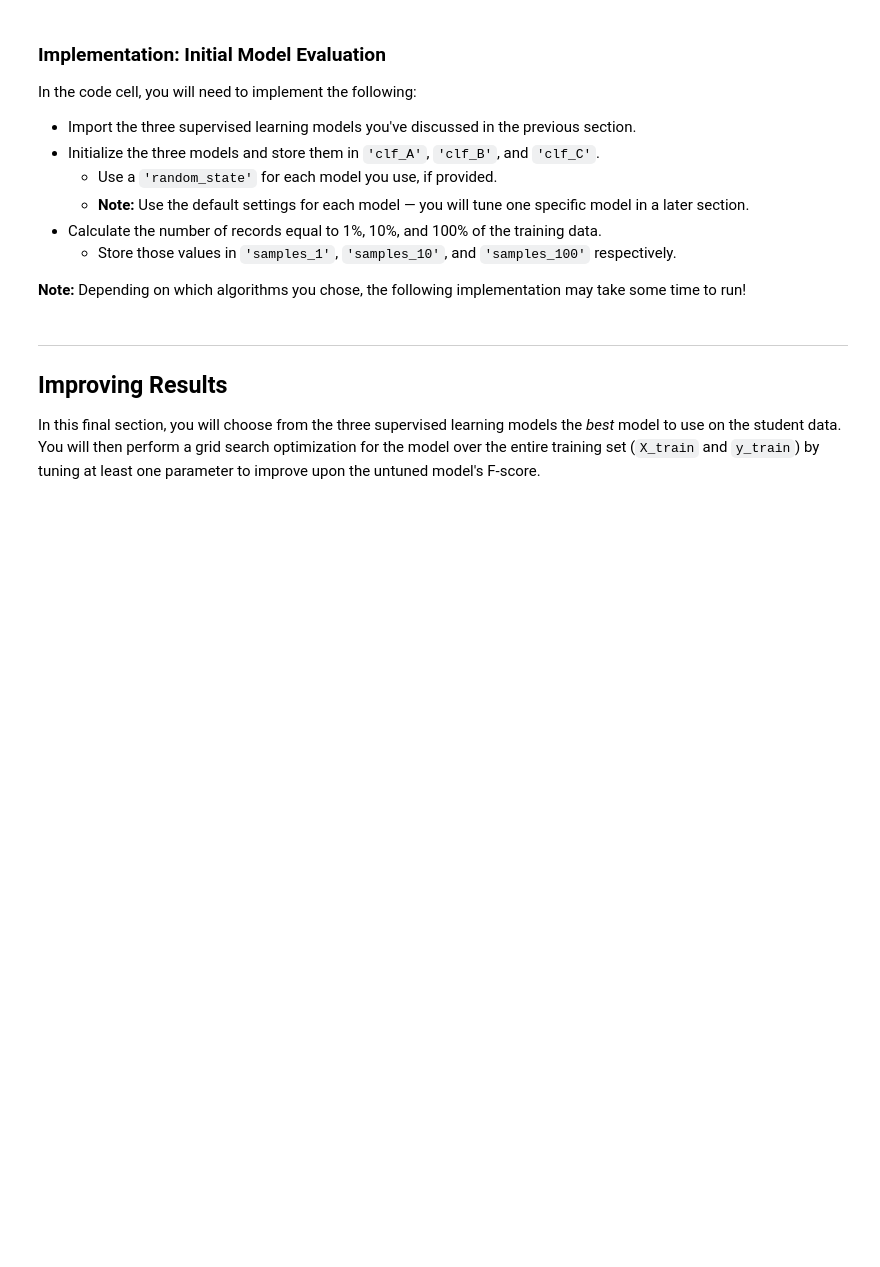
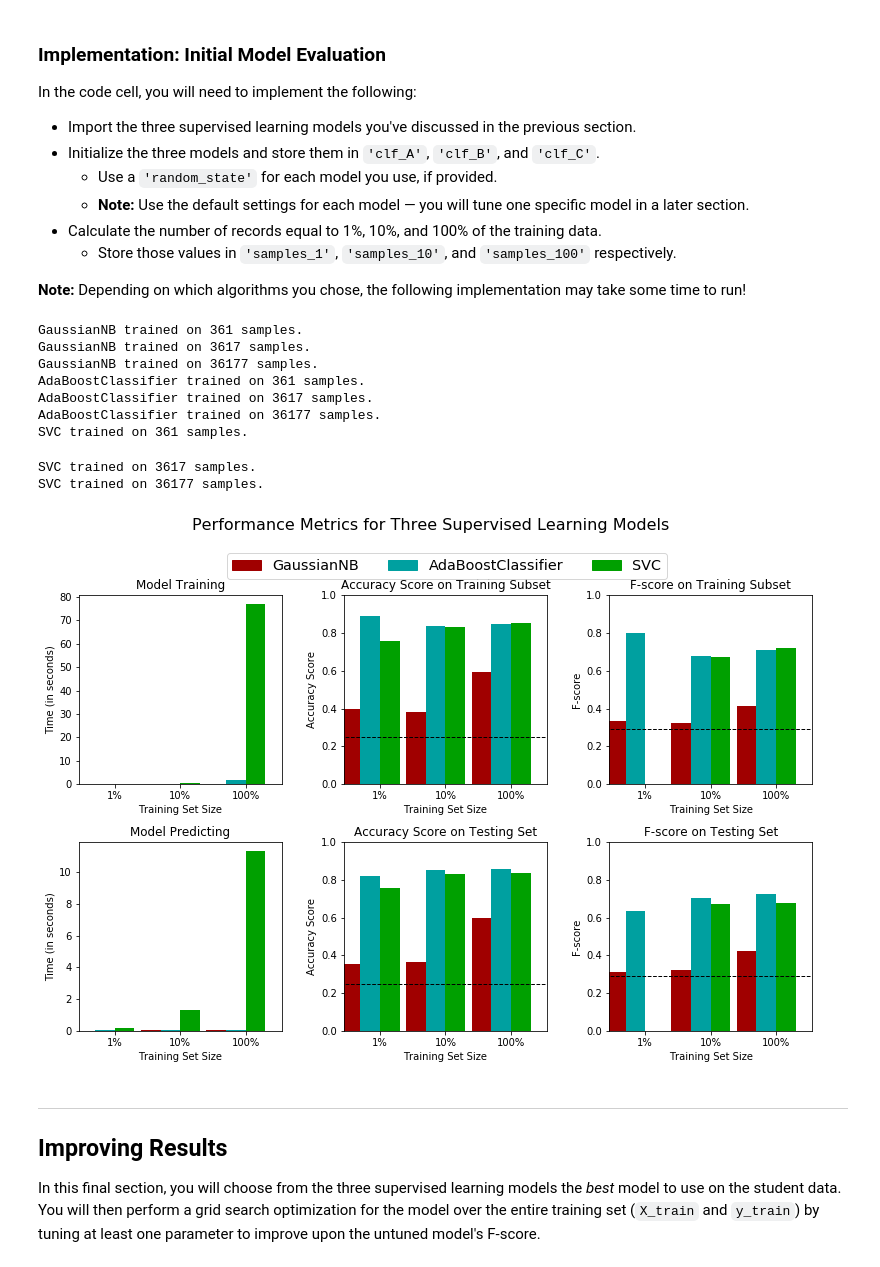
Before and after one commit to damilo/project.ml, a Jupyter notebook: finding_donors/finding_donors.ipynb, the cells around one changed output. Saved outputs shown, nothing was run; the diff lists cells and outputs as text; code cells hidden in the pictures; blank space fills up the shorter version.

```diff
--- a/finding_donors/finding_donors.ipynb
+++ b/finding_donors/finding_donors.ipynb
@@ -405,31 +417,46 @@ In the code cell, you will need to implement the following:
 **Note:** Depending on which algorithms you chose, the following implementation may take some time to run!
 # %%
 # TODO: Import the three supervised learning models from sklearn
+from sklearn.naive_bayes import GaussianNB # Gaussian Naive Bayes
+from sklearn.ensemble import AdaBoostClassifier # Ensemble Algorithm AdaBoost
+from sklearn.svm import SVC # Support Vector Machines with C-Support
 
 # TODO: Initialize the three models
-clf_A = None
-clf_B = None
-clf_C = None
+clf_A = GaussianNB ()
+clf_B = AdaBoostClassifier (random_state=1337)
+clf_C = SVC (random_state=1983)
 
 # TODO: Calculate the number of samples for 1%, 10%, and 100% of the training data
 # HINT: samples_100 is the entire training set i.e. len(y_train)
 # HINT: samples_10 is 10% of samples_100 (ensure to set the count of the values to be `int` and not `float`)
 # HINT: samples_1 is 1% of samples_100 (ensure to set the count of the values to be `int` and not `float`)
-samples_100 = None
-samples_10 = None
-samples_1 = None
+samples_100 = len (y_train)
+samples_10 = int (((10/100) * samples_100) // 1)
+samples_1 = int (((1/100) * samples_100) // 1)
+
 
 # Collect results on the learners
 results = {}
 for clf in [clf_A, clf_B, clf_C]:
     clf_name = clf.__class__.__name__
     results[clf_name] = {}
-    for i, samples in enumerate([samples_1, samples_10, samples_100]):
+    for i, samples in enumerate ([samples_1, samples_10, samples_100]):
         results[clf_name][i] = \
-        train_predict(clf, samples, X_train, y_train, X_test, y_test)
+        train_predict (clf, samples, X_train, y_train, X_test, y_test)
 
 # Run metrics visualization for the three supervised learning models chosen
 vs.evaluate(results, accuracy, fscore)
+# %% [output]
+GaussianNB trained on 361 samples.
+GaussianNB trained on 3617 samples.
+GaussianNB trained on 36177 samples.
+AdaBoostClassifier trained on 361 samples.
+AdaBoostClassifier trained on 3617 samples.
+AdaBoostClassifier trained on 36177 samples.
+SVC trained on 361 samples.
+SVC trained on 3617 samples.
+SVC trained on 36177 samples.
+[figure, added]
 # %% [markdown]
 ----
 ## Improving Results
```
Also changed, not shown: parts of 4 cells of this notebook.
